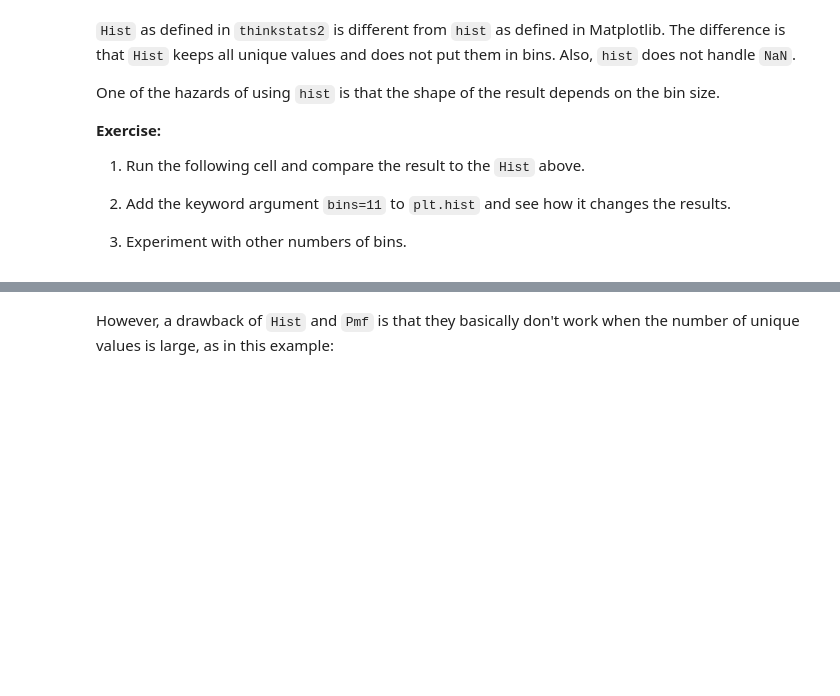
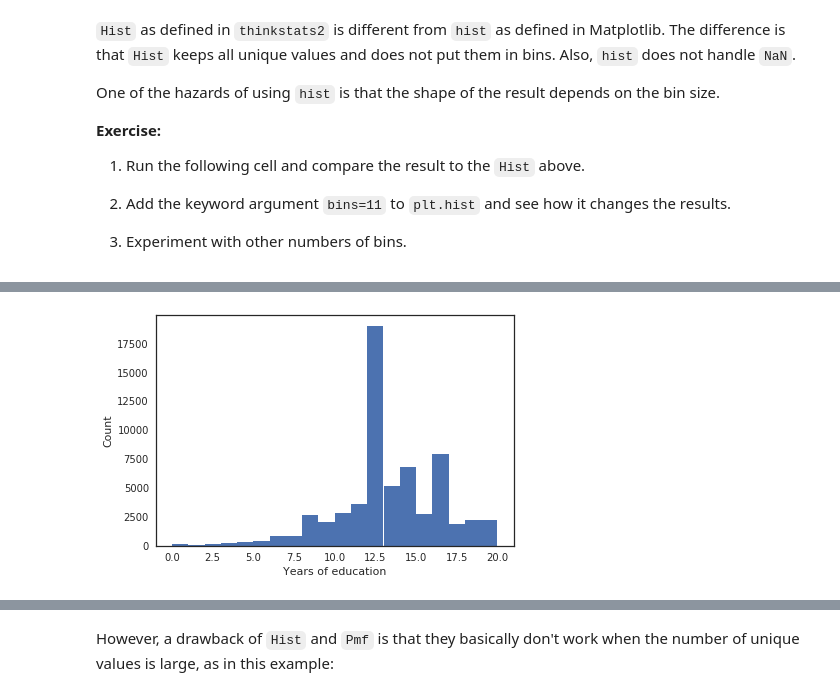
Before and after one commit to annagriffin/ThinkStats2, a Jupyter notebook: homeworks/homework01.ipynb, the cells around one changed output, grey strips where cells are left out. Cells and saved outputs as stored; diff of their text form; code cells hidden in the pictures; blank space fills up the shorter version.

```diff
--- a/homeworks/homework01.ipynb
+++ b/homeworks/homework01.ipynb
@@ -361,0 +378,6 @@ decorate(xlabel='Years of education',
+# %%
+plt.hist(gss.educ.dropna(), bins=20)
+decorate(xlabel='Years of education',
+         ylabel='Count')
+# %% [output]
+[figure, added]
```
Also changed, not shown: parts of 54 cells of this notebook.
